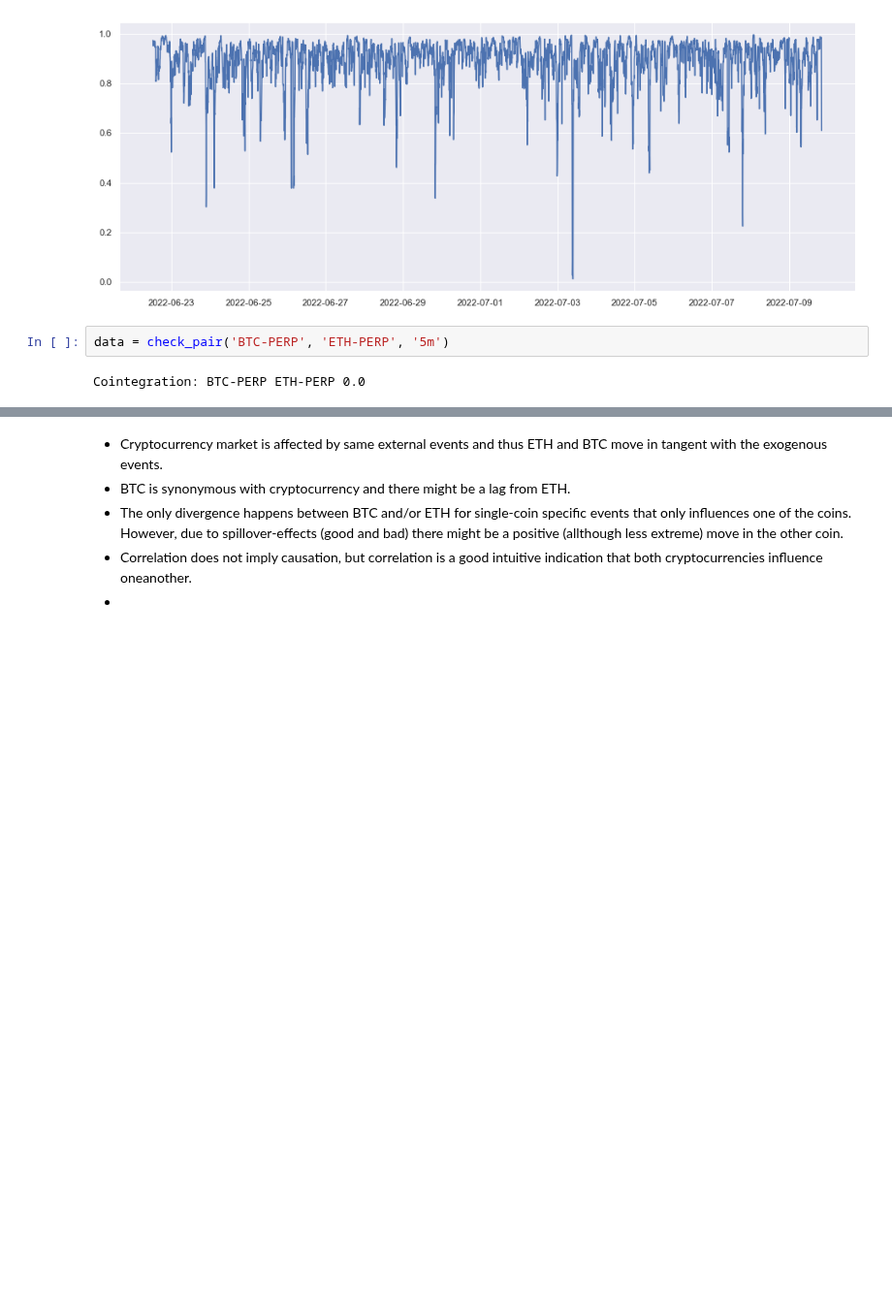
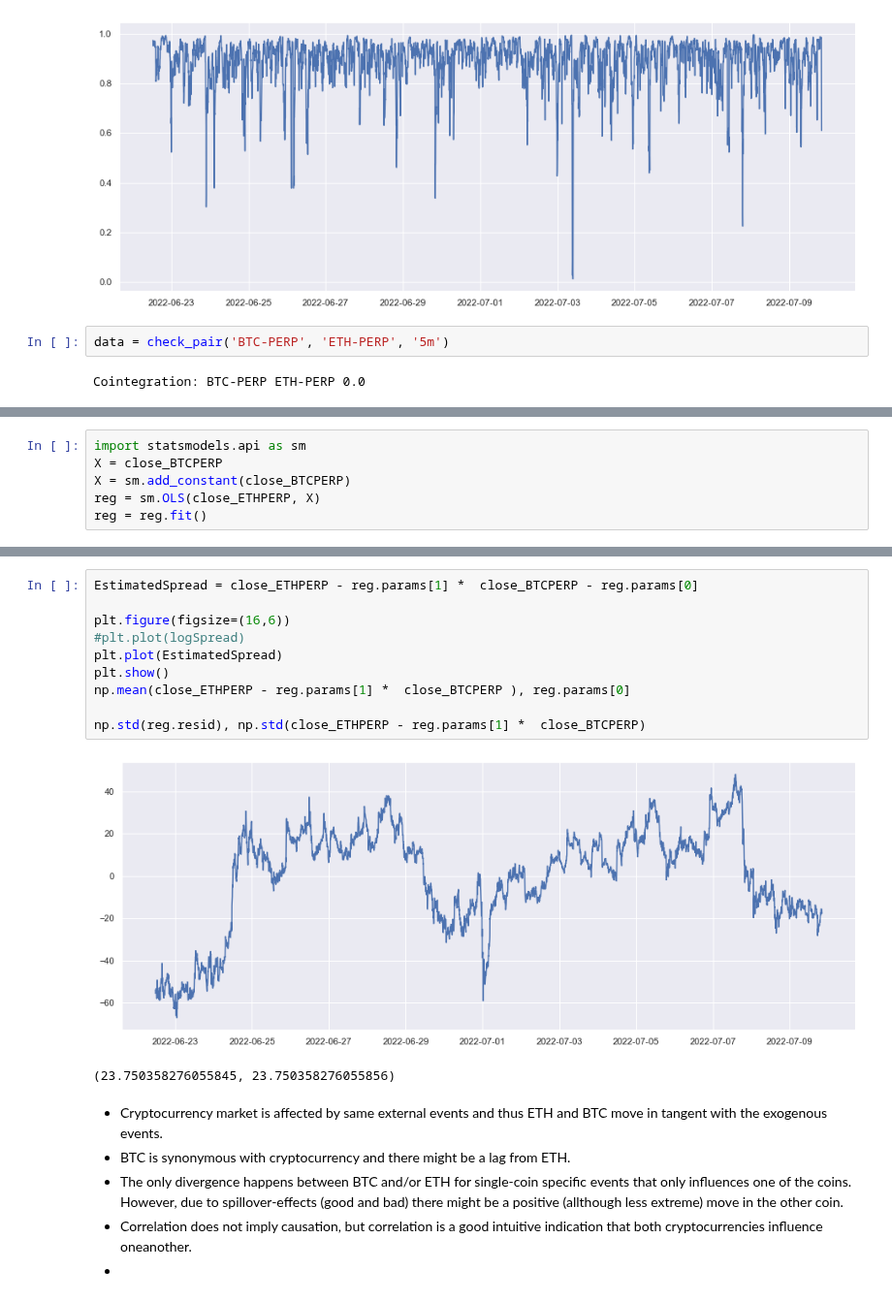
Before and after one commit to EdgyPanda/Python-Projects, a Jupyter notebook: Testing-for-cointegration-in-the-crypto-futures-market/CointegrationAnalysis.ipynb, the cells around one changed output, grey strips where cells are left out. Shown at 97% size. Cells and saved outputs as stored; diff of their text form; blank space fills up the shorter version.

```diff
--- a/Testing-for-cointegration-in-the-crypto-futures-market/CointegrationAnalysis.ipynb
+++ b/Testing-for-cointegration-in-the-crypto-futures-market/CointegrationAnalysis.ipynb
@@ -113,0 +120,6 @@ plt.show()
+# %%
+import statsmodels.api as sm
+X = close_BTCPERP
+X = sm.add_constant(close_BTCPERP)
+reg = sm.OLS(close_ETHPERP, X)
+reg = reg.fit()
@@ -114,3 +132,16 @@ plt.show()
+# %%
+EstimatedSpread = close_ETHPERP - reg.params[1] *  close_BTCPERP - reg.params[0]
+
+plt.figure(figsize=(16,6))
+#plt.plot(logSpread)
+plt.plot(EstimatedSpread)
+plt.show()
+np.mean(close_ETHPERP - reg.params[1] *  close_BTCPERP ), reg.params[0]
+
+np.std(reg.resid), np.std(close_ETHPERP - reg.params[1] *  close_BTCPERP)
+# %% [output]
+[figure, added]
+(23.750358276055845, 23.750358276055856)
 # %% [markdown]
 
 - Cryptocurrency market is affected by same external events and thus ETH and BTC move in tangent with the exogenous events.
```
Also changed, not shown: parts of 4 cells of this notebook.
